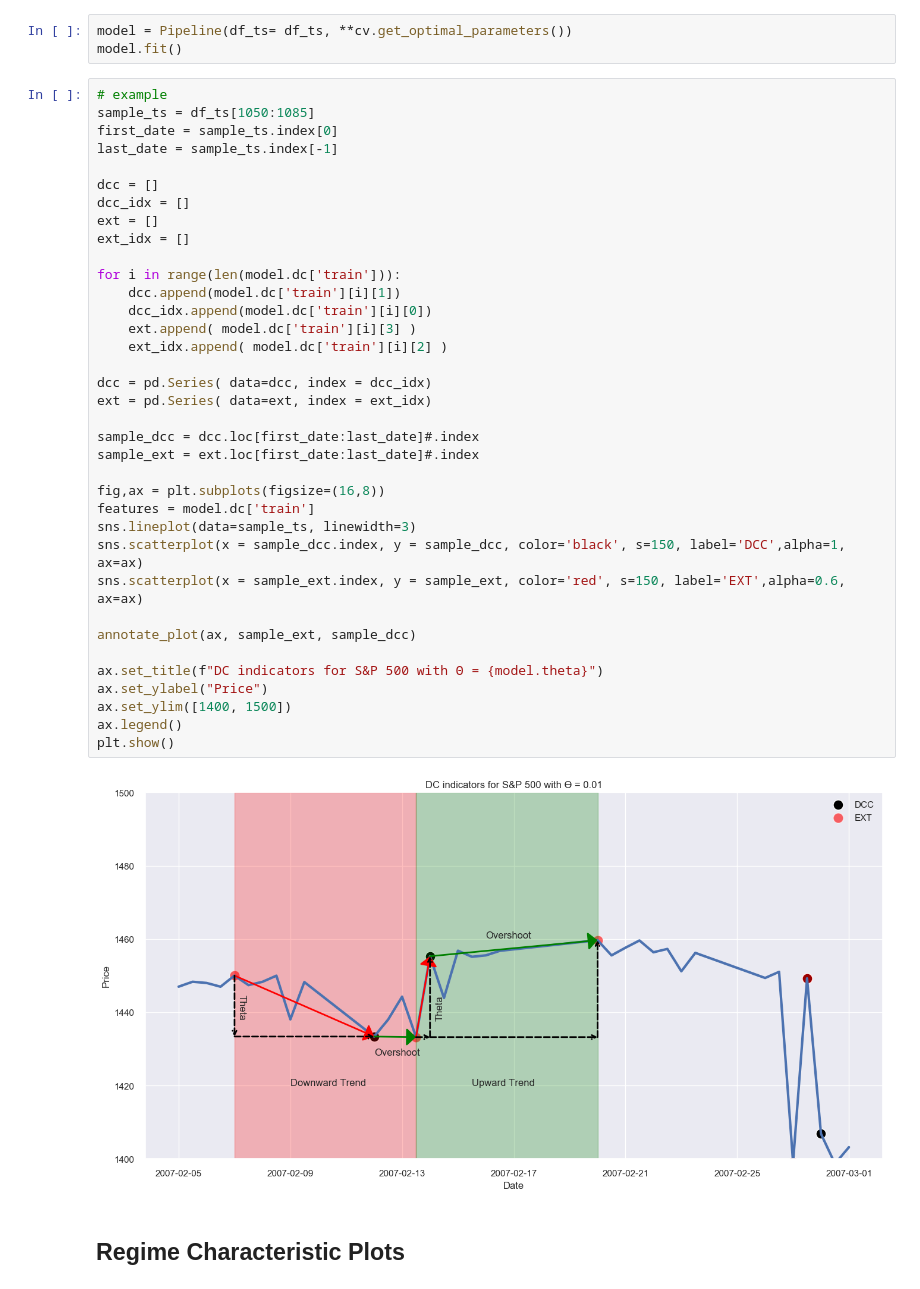
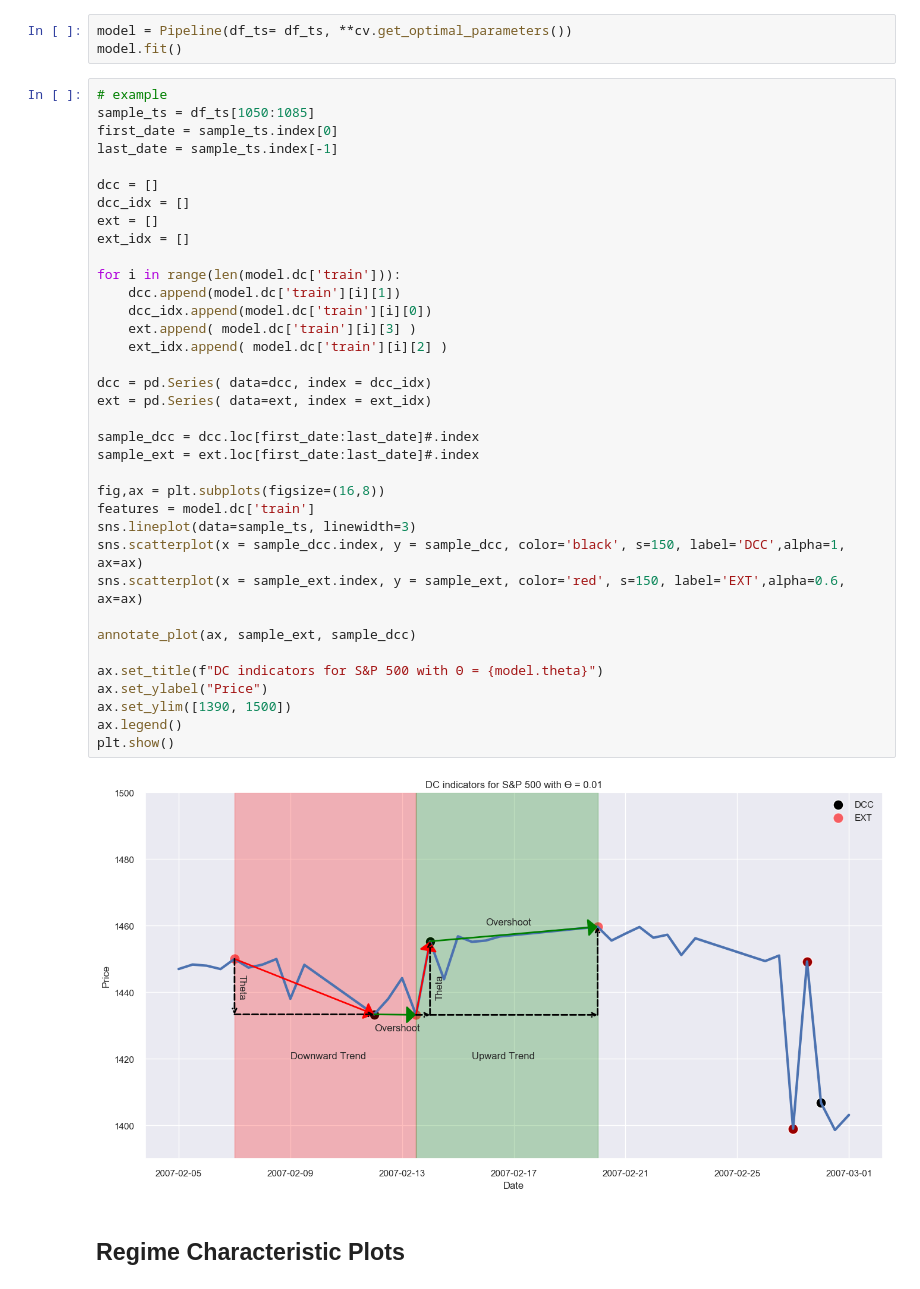
Before and after one commit to uday-31/detecting-market-regime-changes, a Jupyter notebook: detecting-regime-change.ipynb, the cells around one changed output. Cells and saved outputs as stored; diff of their text form.

Commit message:
* Changes for graphs.

```diff
--- a/detecting-regime-change.ipynb
+++ b/detecting-regime-change.ipynb
@@ -228,35 +228,35 @@ last_date = sample_ts.index[-1]
 dcc = []
 dcc_idx = []
 ext = []
 ext_idx = []
 
 for i in range(len(model.dc['train'])):
     dcc.append(model.dc['train'][i][1])
     dcc_idx.append(model.dc['train'][i][0])
     ext.append( model.dc['train'][i][3] )
     ext_idx.append( model.dc['train'][i][2] )
 
 dcc = pd.Series( data=dcc, index = dcc_idx)
 ext = pd.Series( data=ext, index = ext_idx)
 
 sample_dcc = dcc.loc[first_date:last_date]#.index
 sample_ext = ext.loc[first_date:last_date]#.index
 
 fig,ax = plt.subplots(figsize=(16,8))
 features = model.dc['train']
 sns.lineplot(data=sample_ts, linewidth=3)
 sns.scatterplot(x = sample_dcc.index, y = sample_dcc, color='black', s=150, label='DCC',alpha=1, ax=ax)
 sns.scatterplot(x = sample_ext.index, y = sample_ext, color='red', s=150, label='EXT',alpha=0.6, ax=ax)
 
 annotate_plot(ax, sample_ext, sample_dcc)
 
 ax.set_title(f"DC indicators for S&P 500 with ϴ = {model.theta}")
 ax.set_ylabel("Price")
-ax.set_ylim([1400, 1500])
+ax.set_ylim([1390, 1500])
 ax.legend()
 plt.show()
 # %% [output]
-[figure, old version]
+[figure, new version]
 # %% [markdown]
 ## Regime Characteristic Plots
 # %%
```
